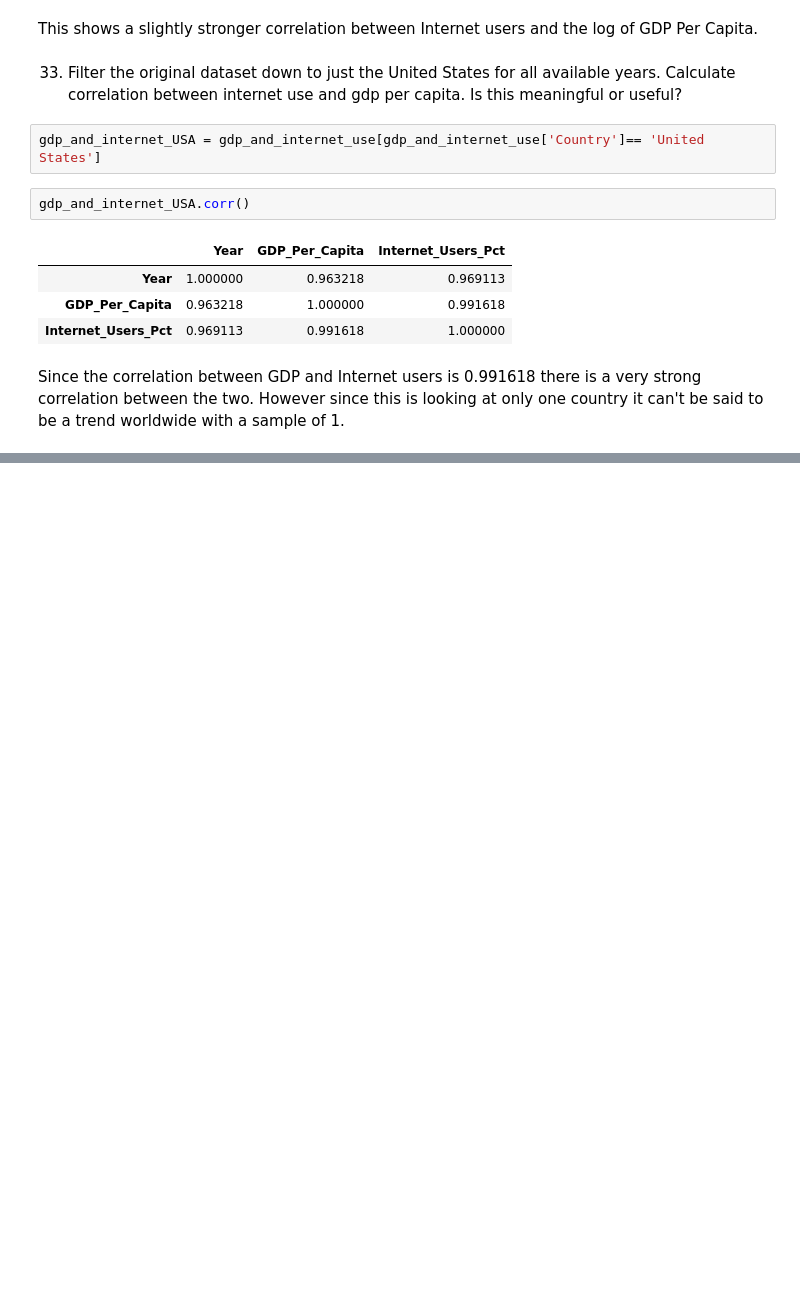
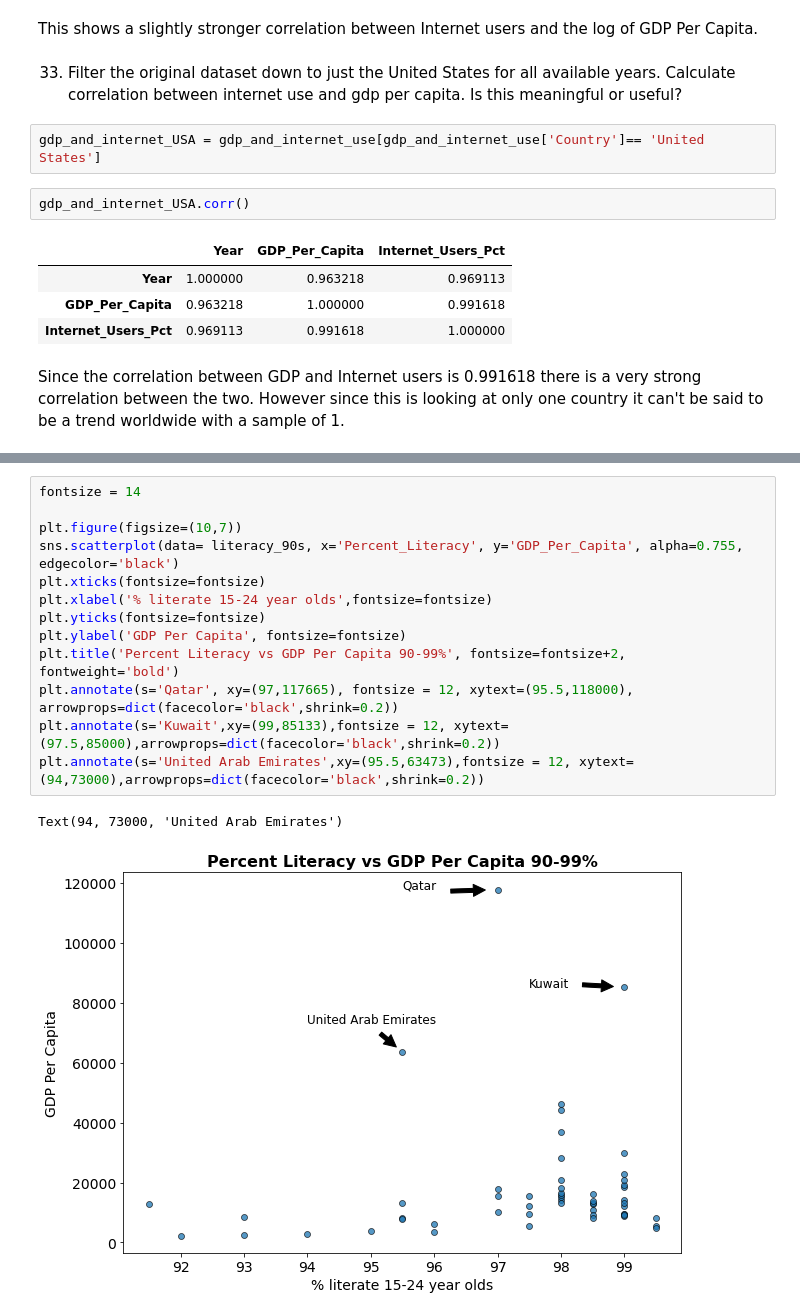
Before and after one commit to nss-data-science-cohort-4/dq1-undata-zylstraa, a Jupyter notebook: notebooks/UN_Data_Exploration.ipynb, the cells around one changed output, grey strips where cells are left out. Drawn from its saved outputs; the diff is of its cells as text; blank space fills up the shorter version.

```diff
--- a/notebooks/UN_Data_Exploration.ipynb
+++ b/notebooks/UN_Data_Exploration.ipynb
@@ -794,0 +942,16 @@ Since the correlation between GDP and Internet users is 0.991618 there is a very
+# %%
+fontsize = 14
+
+plt.figure(figsize=(10,7))
+sns.scatterplot(data= literacy_90s, x='Percent_Literacy', y='GDP_Per_Capita', alpha=0.755, edgecolor='black')
+plt.xticks(fontsize=fontsize)
+plt.xlabel('% literate 15-24 year olds',fontsize=fontsize)
+plt.yticks(fontsize=fontsize)
+plt.ylabel('GDP Per Capita', fontsize=fontsize)
+plt.title('Percent Literacy vs GDP Per Capita 90-99%', fontsize=fontsize+2, fontweight='bold')
+plt.annotate(s='Qatar', xy=(97,117665), fontsize = 12, xytext=(95.5,118000), arrowprops=dict(facecolor='black',shrink=0.2))
+plt.annotate(s='Kuwait',xy=(99,85133),fontsize = 12, xytext=(97.5,85000),arrowprops=dict(facecolor='black',shrink=0.2))
+plt.annotate(s='United Arab Emirates',xy=(95.5,63473),fontsize = 12, xytext=(94,73000),arrowprops=dict(facecolor='black',shrink=0.2))
+# %% [output]
+Text(94, 73000, 'United Arab Emirates')
+[figure, added]
```
Also changed, not shown: parts of 26 cells of this notebook.
